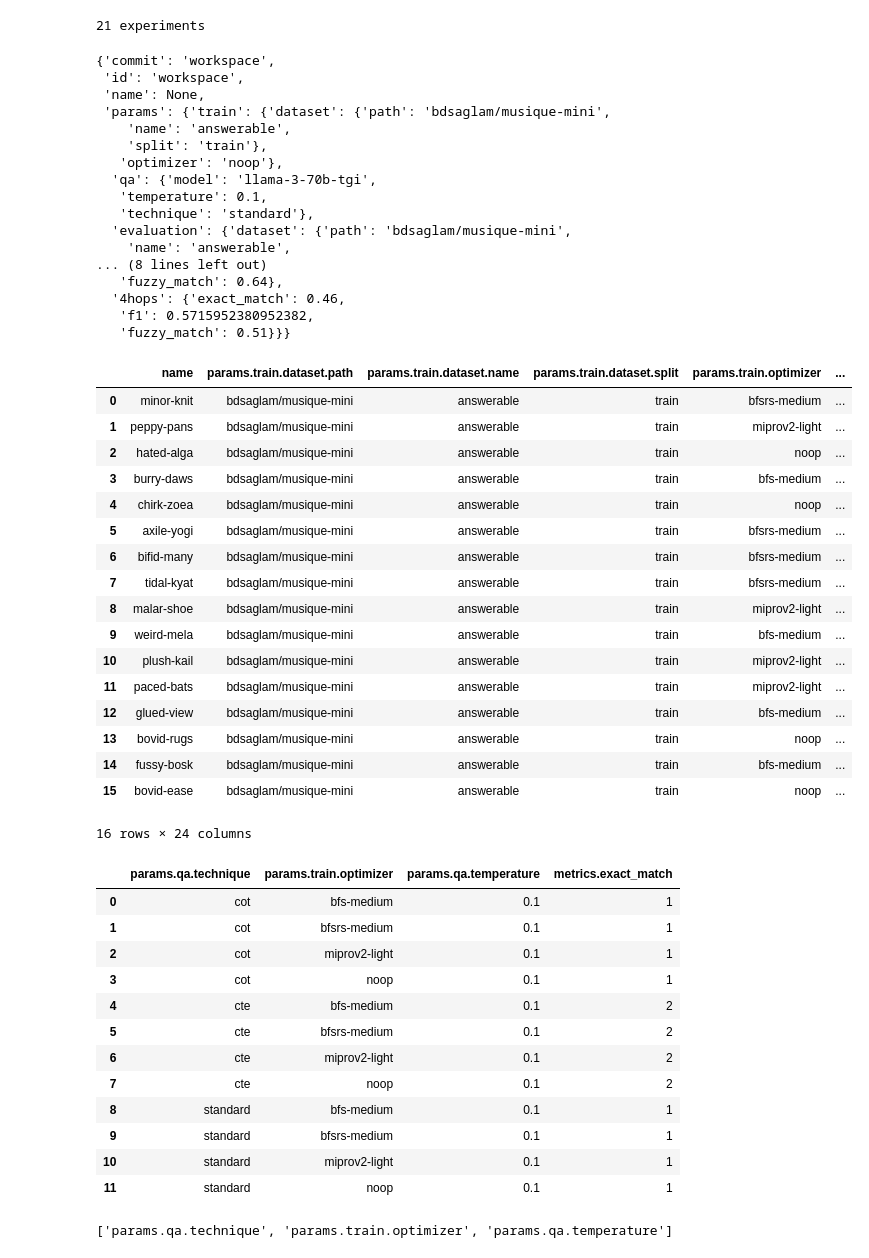
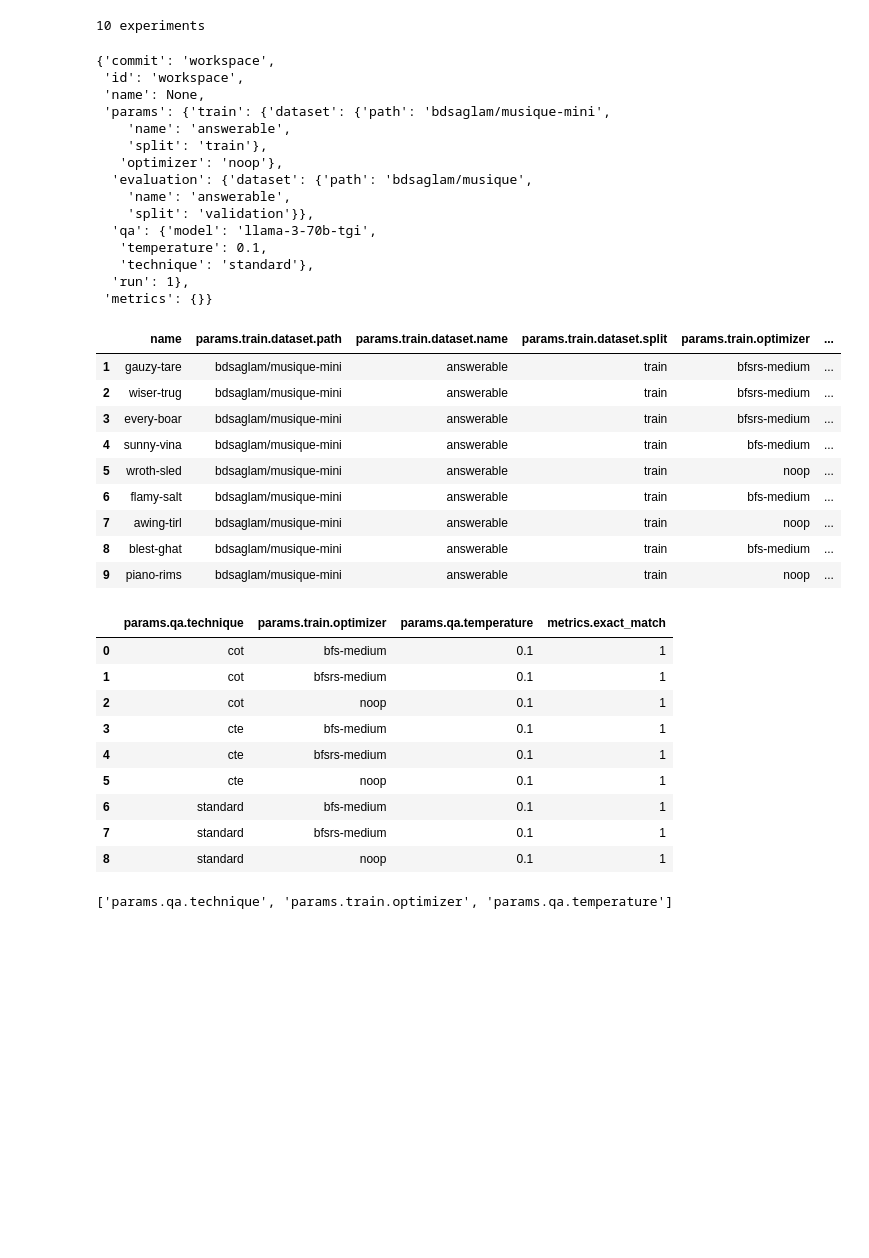
Before and after one commit to bdsaglam/pipeline-mhqa-dspy, a Jupyter notebook: nbs/musique.ipynb, the cells around one changed output. Drawn from its saved outputs; the diff is of its cells as text; code cells hidden in the pictures; blank space fills up the shorter version.

```diff
--- a/nbs/musique.ipynb
+++ b/nbs/musique.ipynb
@@ -7,11 +8,15 @@ from IPython.display import display
 # %%
 from bellem.dvc.experiment import load_experiments
 
-experiments = load_experiments('musique.json')
+filenames = [
+    "musique.json",
+]
+
+experiments = [exp for filename in filenames for exp in load_experiments(filename)]
 print(f"{len(experiments)} experiments")
 experiments[0]
 # %% [output]
-21 experiments
+10 experiments
 {'commit': 'workspace',
  'id': 'workspace',
  'name': None,
@@ -19,46 +24,35 @@ experiments[0]
     'name': 'answerable',
     'split': 'train'},
    'optimizer': 'noop'},
+  'evaluation': {'dataset': {'path': 'bdsaglam/musique',
+    'name': 'answerable',
+    'split': 'validation'}},
   'qa': {'model': 'llama-3-70b-tgi',
    'temperature': 0.1,
    'technique': 'standard'},
-  'evaluation': {'dataset': {'path': 'bdsaglam/musique-mini',
-    'name': 'answerable',
-... (8 lines left out)
-   'fuzzy_match': 0.64},
-  '4hops': {'exact_match': 0.46,
-   'f1': 0.5715952380952382,
-   'fuzzy_match': 0.51}}}
+  'run': 1},
+ 'metrics': {}}
 # %%
 df = pd.json_normalize(experiments).drop(columns=["commit", "id"])
+df = df[df["params.evaluation.dataset.path"] == "bdsaglam/musique"].copy()
+df.drop(columns=[col for col in df.columns if 'fuzzy' in col], inplace=True)
 
 param_cols = [col for col in df.columns if col.startswith("params.")]
 metric_cols = [col for col in df.columns if col.startswith("metrics.")]
-# df.drop_duplicates(subset=param_cols, inplace=True)
-
-df = df[~df['name'].isin([None])].copy()
-df = df[df['params.evaluation.dataset.path']=='bdsaglam/musique'].copy()
-df.reset_index(drop=True, inplace=True)
+df.dropna(subset=param_cols + metric_cols, inplace=True, how="any")
+df.drop_duplicates(subset=param_cols, inplace=True)
 df
 # %% [output]
 |  | name | params.train.dataset.path | params.train.dataset.name | params.train.dataset.split | params.train.optimizer | ... |
-| 0 | minor-knit | bdsaglam/musique-mini | answerable | train | bfsrs-medium | ... |
-| 1 | peppy-pans | bdsaglam/musique-mini | answerable | train | miprov2-light | ... |
-| 2 | hated-alga | bdsaglam/musique-mini | answerable | train | noop | ... |
-| 3 | burry-daws | bdsaglam/musique-mini | answerable | train | bfs-medium | ... |
-| 4 | chirk-zoea | bdsaglam/musique-mini | answerable | train | noop | ... |
-| 5 | axile-yogi | bdsaglam/musique-mini | answerable | train | bfsrs-medium | ... |
-| 6 | bifid-many | bdsaglam/musique-mini | answerable | train | bfsrs-medium | ... |
-| 7 | tidal-kyat | bdsaglam/musique-mini | answerable | train | bfsrs-medium | ... |
-| 8 | malar-shoe | bdsaglam/musique-mini | answerable | train | miprov2-light | ... |
-| 9 | weird-mela | bdsaglam/musique-mini | answerable | train | bfs-medium | ... |
-| 10 | plush-kail | bdsaglam/musique-mini | answerable | train | miprov2-light | ... |
-| 11 | paced-bats | bdsaglam/musique-mini | answerable | train | miprov2-light | ... |
-| 12 | glued-view | bdsaglam/musique-mini | answerable | train | bfs-medium | ... |
-| 13 | bovid-rugs | bdsaglam/musique-mini | answerable | train | noop | ... |
-| 14 | fussy-bosk | bdsaglam/musique-mini | answerable | train | bfs-medium | ... |
-| 15 | bovid-ease | bdsaglam/musique-mini | answerable | train | noop | ... |
+| 1 | gauzy-tare | bdsaglam/musique-mini | answerable | train | bfsrs-medium | ... |
+| 2 | wiser-trug | bdsaglam/musique-mini | answerable | train | bfsrs-medium | ... |
+| 3 | every-boar | bdsaglam/musique-mini | answerable | train | bfsrs-medium | ... |
+| 4 | sunny-vina | bdsaglam/musique-mini | answerable | train | bfs-medium | ... |
+| 5 | wroth-sled | bdsaglam/musique-mini | answerable | train | noop | ... |
+| 6 | flamy-salt | bdsaglam/musique-mini | answerable | train | bfs-medium | ... |
+| 7 | awing-tirl | bdsaglam/musique-mini | answerable | train | noop | ... |
+| 8 | blest-ghat | bdsaglam/musique-mini | answerable | train | bfs-medium | ... |
+| 9 | piano-rims | bdsaglam/musique-mini | answerable | train | noop | ... |
-16 rows × 24 columns
 # %%
 target_params = ["params.qa.technique", "params.train.optimizer", "params.qa.temperature"]
 # %%
@@ -69,16 +63,13 @@ run_counts.loc[mask]
 |  | params.qa.technique | params.train.optimizer | params.qa.temperature | metrics.exact_match |
 | 0 | cot | bfs-medium | 0.1 | 1 |
 | 1 | cot | bfsrs-medium | 0.1 | 1 |
-| 2 | cot | miprov2-light | 0.1 | 1 |
-| 3 | cot | noop | 0.1 | 1 |
-| 4 | cte | bfs-medium | 0.1 | 2 |
-| 5 | cte | bfsrs-medium | 0.1 | 2 |
-| 6 | cte | miprov2-light | 0.1 | 2 |
-| 7 | cte | noop | 0.1 | 2 |
-| 8 | standard | bfs-medium | 0.1 | 1 |
-| 9 | standard | bfsrs-medium | 0.1 | 1 |
-| 10 | standard | miprov2-light | 0.1 | 1 |
-| 11 | standard | noop | 0.1 | 1 |
+| 2 | cot | noop | 0.1 | 1 |
+| 3 | cte | bfs-medium | 0.1 | 1 |
+| 4 | cte | bfsrs-medium | 0.1 | 1 |
+| 5 | cte | noop | 0.1 | 1 |
+| 6 | standard | bfs-medium | 0.1 | 1 |
+| 7 | standard | bfsrs-medium | 0.1 | 1 |
+| 8 | standard | noop | 0.1 | 1 |
 # %%
 target_params
 # %% [output]
```
Also changed, not shown: parts of 8 cells of this notebook, 2 other files.
